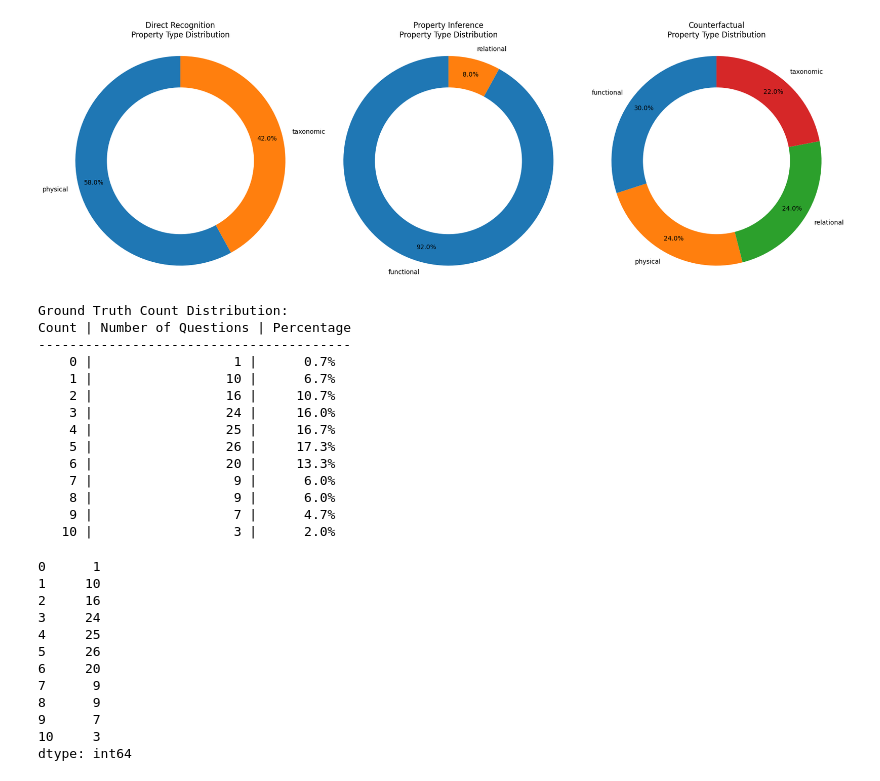
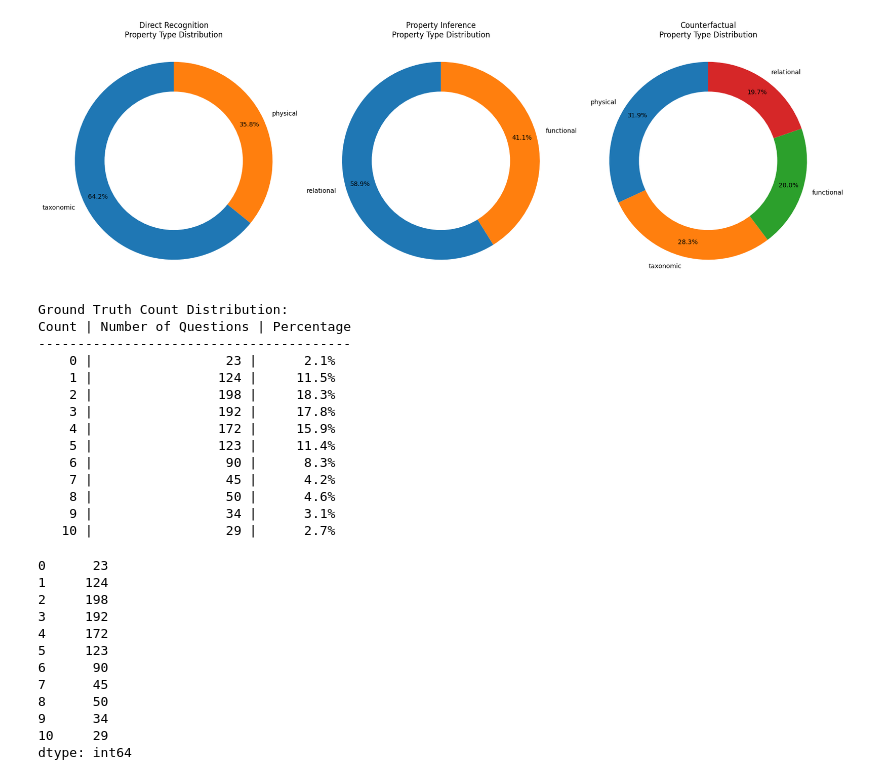
Before and after one commit to AbhishekKolari/ORBIT, a Jupyter notebook: analyse_results.ipynb, the cells around one changed output. Saved outputs shown, nothing was run; the diff lists cells and outputs as text; code cells hidden in the pictures.

```diff
--- a/analyse_results.ipynb
+++ b/analyse_results.ipynb
@@ -495,11 +495,11 @@ model_results = {}
 
 # List of result files to analyze
 result_files = {
-    'BLIP2-OPT-2.7B': '/var/scratch/ave303/OP_bench/new_results/blip2-opt2.7b_results.json',
-    'BLIP2-OPT-6.7B': '/var/scratch/ave303/OP_bench/new_results/blip2-opt6.7b_results.json',
-    'FUYU-8B': '/var/scratch/ave303/OP_bench/new_results/fuyu_8b_results.json',
+    'BLIP2-OPT-2.7B': '/var/scratch/ave303/OP_bench/ORBIT_results/blip2-opt-2.7b_results.json',
+    'BLIP2-OPT-6.7B': '/var/scratch/ave303/OP_bench/ORBIT_results/blip2-opt-6.7b_results.json',
+    'FUYU-8B': '/var/scratch/ave303/OP_bench/ORBIT_results/fuyu_8b_results.json',
     # 'BLIP2-Flan-T5-XL': '/var/scratch/ave303/OP_bench/new_results/blip2-flan-t5-xl_results.json',
-    'BLIP2-FLan-T5-XXL': '/var/scratch/ave303/OP_bench/new_results/blip2-flan-t5-xxl_results.json',
+    'BLIP2-FLan-T5-XXL': '/var/scratch/ave303/OP_bench/ORBIT_results/blip2-flan-t5-xxl_results.json',
     # 'SmolVLM2-2.2B-Instruct_fp16': '/var/scratch/ave303/OP_bench/results/smolVLM2_results_1.json',
     # 'InternVL2.5-4B-MPO_fp16': '/var/scratch/ave303/OP_bench/results/InternVL2.5_results_1.json',
     # 'Qwen2.5-VL-3B-Instruct': '/var/scratch/ave303/OP_bench/new_results/Qwen2.5-VL_3b_results.json',
@@ -507,13 +507,14 @@ result_files = {
     'Qwen2.5-VL-32B-Instruct': '/var/scratch/ave303/OP_bench/new_results/Qwen2.5-VL_32b_results.json',
     # 'Ristretto-3B_fp16': '/var/scratch/ave303/OP_bench/results/Ristretto_3b_results.json'
     # 'InternVL2.5-8B-MPO': '/var/scratch/ave303/OP_bench/new_results/InternVL2.5_results_8bMPO.json',
-    'InternVL3-8B': '/var/scratch/ave303/OP_bench/new_results/InternVL3_results_8b.json',
-    'InternVL3_14B': '/var/scratch/ave303/OP_bench/new_results/InternVL3_results_14b.json',
+    'InternVL3-8B': '/var/scratch/ave303/OP_bench/ORBIT_results/InternVL3_results_8b.json',
+    'InternVL3_14B': '/var/scratch/ave303/OP_bench/ORBIT_results/InternVL3_results_14b.json',
     # 'InternVL3_14B_1': '/var/scratch/ave303/OP_bench/new_results/InternVL3_results_14b_1.json',
     # 'Qwen2.5-VL-32B-Instruct_1': '/var/scratch/ave303/OP_bench/new_results/Qwen2.5-VL_32b_results_1.json',
-    'Gemma3-27B-it': '/var/scratch/ave303/OP_bench/new_results/Gemma3_27b_results.json',
+    'Gemma3-27B-it': '/var/scratch/ave303/OP_bench/ORBIT_results/Gemma3_27b_results.json',
+    'GPT-4o-mini': '/var/scratch/ave303/OP_bench/ORBIT_results/gpt-4o-mini_results.json',
     # 'Gemma3-27B-it_1': '/var/scratch/ave303/OP_bench/new_results/Gemma3_27b_results_1.json',
-    'Gemini2_0Flash': '/var/scratch/ave303/OP_bench/new_results/Gemini2_0Flash_results.json',
+    # 'Gemini2_0Flash': '/var/scratch/ave303/OP_bench/new_results/Gemini2_0Flash_results.json',
     # 'Gemini2_0Flash_1': '/var/scratch/ave303/OP_bench/new_results/Gemini2_0Flash_results1.json',
     # 'Spacethinker-Qwen2.5-VL-3B-Instruct': '/var/scratch/ave303/OP_bench/new_results/Spacethinker_Qwen2.5-VL_3b_results.json',
     # 'SpaceThinker-Qwen2.5-VL-3B-Instruct_1': '/var/scratch/ave303/OP_bench/new_results/Spacethinker-Qwen2.5-VL_3b_results_1.json',
@@ -1322,35 +1244,35 @@ def plot_property_donut_by_question_type(results_file):
         'Q1': 'Direct Recognition',
         'Q2': 'Property Inference',
         'Q3': 'Counterfactual'
     }
     df['question_category'] = df['question_id'].map(question_category_map)
 
     property_categories = df['property_category'].unique()
     question_types = df['question_category'].unique()
 
     fig, axes = plt.subplots(1, len(question_types), figsize=(6 * len(question_types), 6))
     if len(question_types) == 1:
         axes = [axes]
 
     for ax, qtype in zip(axes, question_types):
         counts = df[df['question_category'] == qtype]['property_category'].value_counts()
         labels = counts.index
         sizes = counts.values
         wedges, texts, autotexts = ax.pie(
             sizes, labels=labels, autopct='%1.1f%%', startangle=90, pctdistance=0.85
         )
         # Draw a circle at the center to make it a donut
         centre_circle = plt.Circle((0,0),0.70,fc='white')
         ax.add_artist(centre_circle)
         ax.set_title(f"{qtype}\nProperty Type Distribution")
         ax.axis('equal')
 
     plt.tight_layout()
     plt.show()
 
-plot_property_donut_by_question_type('/var/scratch/ave303/OP_bench/new_results/Gemma3_27b_results.json')
+plot_property_donut_by_question_type('/var/scratch/ave303/OP_bench/ORBIT_results/Gemma3_27b_results.json')
 # %% [output]
-[figure, old version]
+[figure, new version]
 # %%
 # def plot_nested_donut(results_file):
 #     """Plot a nested donut chart for question type and property type composition."""
@@ -1667,33 +1589,33 @@ def plot_ground_truth_distribution(results_file):
     return complete_range
 
 # Usage example:
-plot_ground_truth_distribution('/var/scratch/ave303/OP_bench/new_results/Gemma3_27b_results.json')
+plot_ground_truth_distribution('/var/scratch/ave303/OP_bench/ORBIT_results/Gemma3_27b_results.json')
 # %% [output]
 Ground Truth Count Distribution:
 Count | Number of Questions | Percentage
 ----------------------------------------
-    0 |                  1 |      0.7%
-    1 |                 10 |      6.7%
-    2 |                 16 |     10.7%
-    3 |                 24 |     16.0%
-    4 |                 25 |     16.7%
-    5 |                 26 |     17.3%
-    6 |                 20 |     13.3%
-    7 |                  9 |      6.0%
-    8 |                  9 |      6.0%
-    9 |                  7 |      4.7%
-   10 |                  3 |      2.0%
+    0 |                 23 |      2.1%
+    1 |                124 |     11.5%
+    2 |                198 |     18.3%
+    3 |                192 |     17.8%
+    4 |                172 |     15.9%
+    5 |                123 |     11.4%
+    6 |                 90 |      8.3%
+    7 |                 45 |      4.2%
+    8 |                 50 |      4.6%
+    9 |                 34 |      3.1%
+   10 |                 29 |      2.7%
-0      1
-1     10
-2     16
-3     24
-4     25
-5     26
-6     20
-7      9
-8      9
-9      7
-10     3
+0      23
+1     124
+2     198
+3     192
+4     172
+5     123
+6      90
+7      45
+8      50
+9      34
+10     29
 dtype: int64
 # %%
 import json
```
Also changed, not shown: parts of 12 cells of this notebook, 13 other files.
